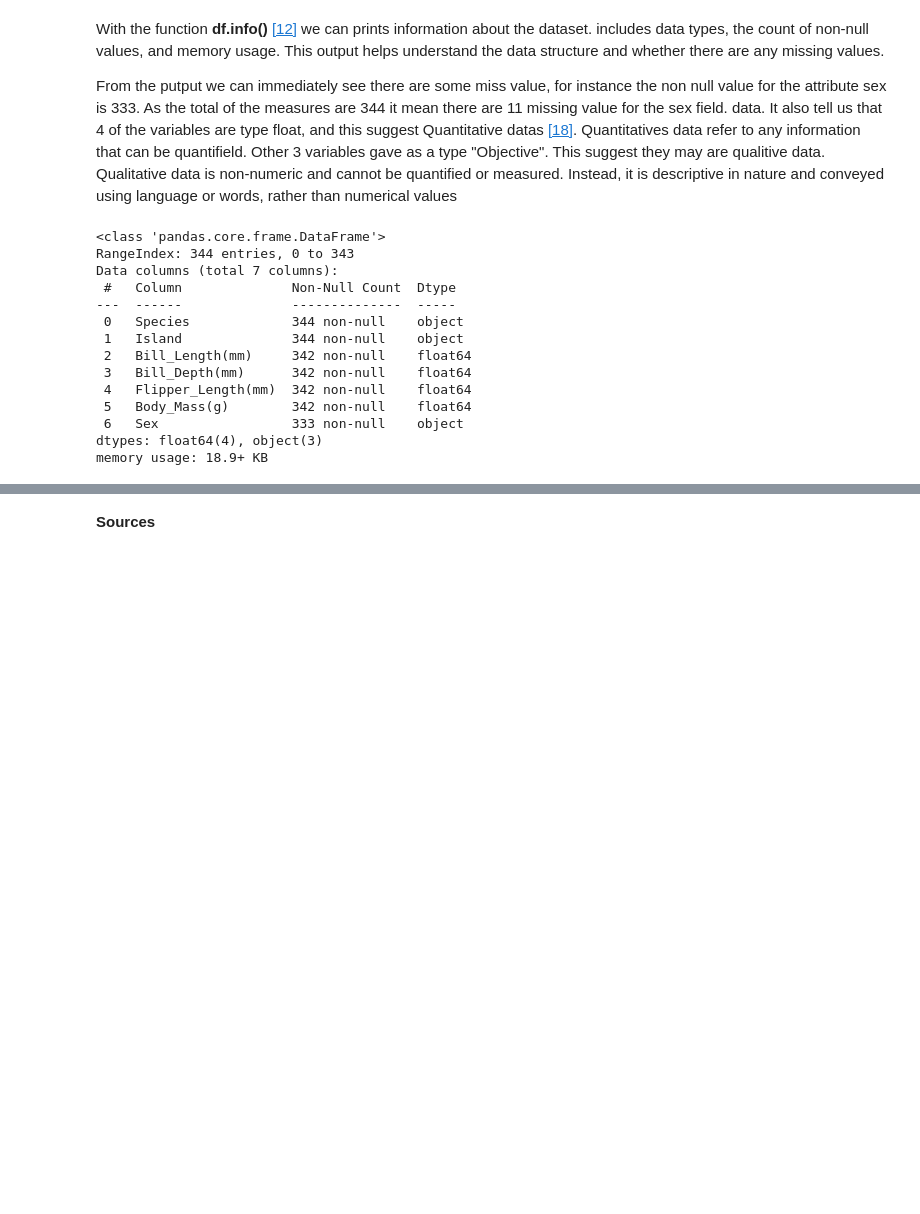
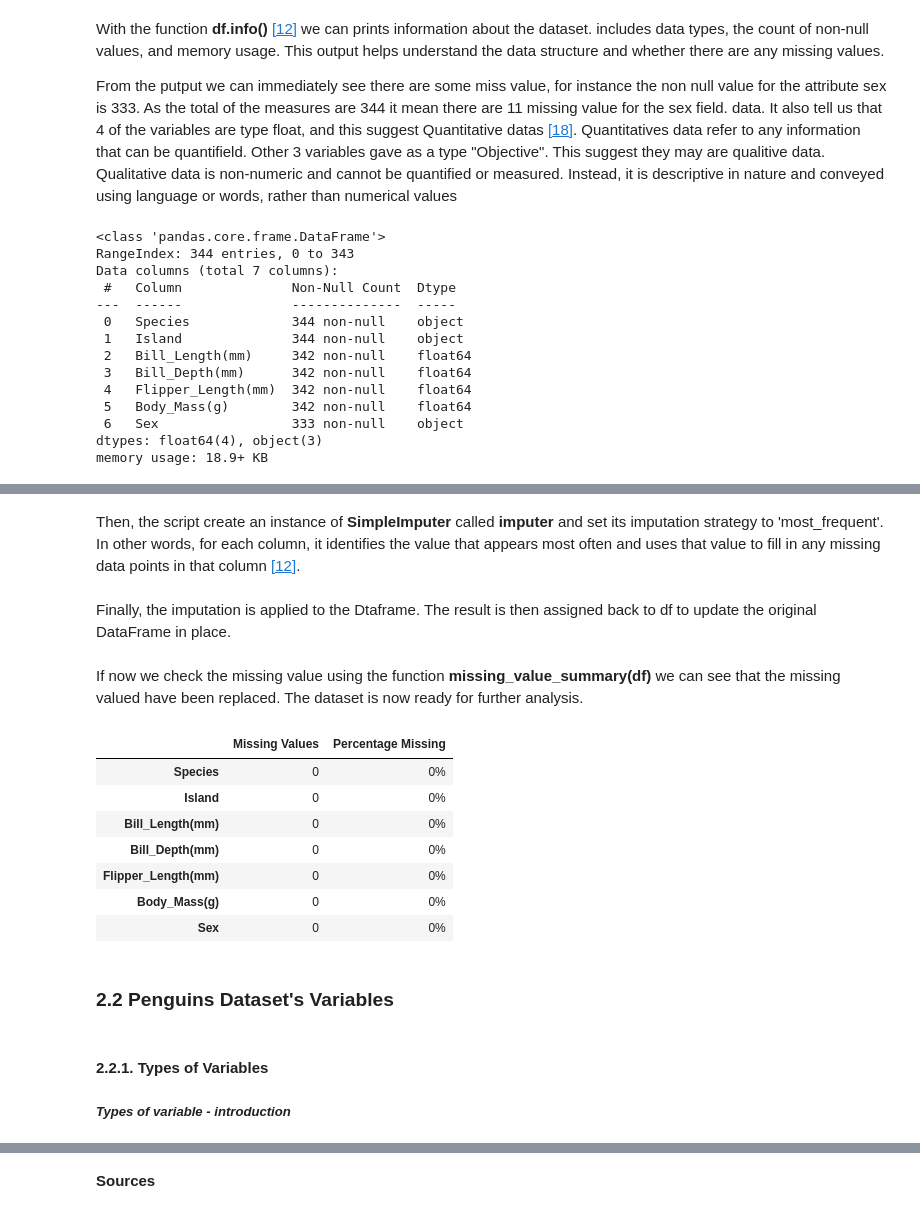
Before and after one commit to Cecilia8989/fund_data_analysis, a Jupyter notebook: task.ipynb, the cells around one changed output, grey strips where cells are left out. Saved outputs shown, nothing was run; the diff lists cells and outputs as text; code cells hidden in the pictures; blank space fills up the shorter version.

Commit message:
Types of Variable

```diff
--- a/task.ipynb
+++ b/task.ipynb
@@ -338,6 +334,14 @@ The calculated field are combined into a table called **missing_values_table** a
 # %%
-#Create the table
-missing_values_table = pd.concat([missing_value_count, percentage_missing_value], axis=1)
-# assign columns name
-missing_values_table.columns = ["Missing Values", "Percentage Missing"]
+# Define a function to check missing value
+def missing_value_summary(df):
+    # count the number of missing value
+    missing_value_count = df.isnull().sum()
+    # calculate the percentage on the total
+    percentage_missing_value = (100 * df.isnull().sum() / len(df)).round(0).astype(int).astype(str) + '%'
+    #Create the table
+    missing_values_table = pd.concat([missing_value_count, percentage_missing_value], axis=1)
+    # assign columns name
+    missing_values_table.columns = ["Missing Values", "Percentage Missing"]
+    # return the missing value table
+    return missing_values_table
 # %% [markdown]
@@ -355,0 +367,27 @@ missing_values_table
+# %% [markdown]
+Then, the script create an instance of **SimpleImputer** called **imputer** and set its imputation strategy to 'most_frequent'. In other words, for each column, it identifies the value that appears most often and uses that value to fill in any missing data points in that column [[12]](https://www.kaggle.com/code/parulpandey/penguin-dataset-the-new-iris).
+# %%
+imputer = SimpleImputer(strategy='most_frequent')
+# %% [markdown]
+Finally, the imputation is applied to the Dtaframe. The result is then assigned back to df to update the original DataFrame in place.
+# %%
+df.iloc[:,:] = imputer.fit_transform(df)
+# %% [markdown]
+If now we check the missing value using the function **missing_value_summary(df)** we can see that the missing valued have been replaced. The dataset is now ready for further analysis.
+# %%
+missing_value_summary(df)
+# %% [output]
+|  | Missing Values | Percentage Missing |
+| Species | 0 | 0% |
+| Island | 0 | 0% |
+| Bill_Length(mm) | 0 | 0% |
+| Bill_Depth(mm) | 0 | 0% |
+| Flipper_Length(mm) | 0 | 0% |
+| Body_Mass(g) | 0 | 0% |
+| Sex | 0 | 0% |
+# %% [markdown]
+### **2.2 Penguins Dataset's Variables**
+# %% [markdown]
+#### **2.2.1. Types of Variables**
+
+##### ***Types of variable - introduction***
```
Also changed, not shown: parts of 16 cells of this notebook, 1 other file.
